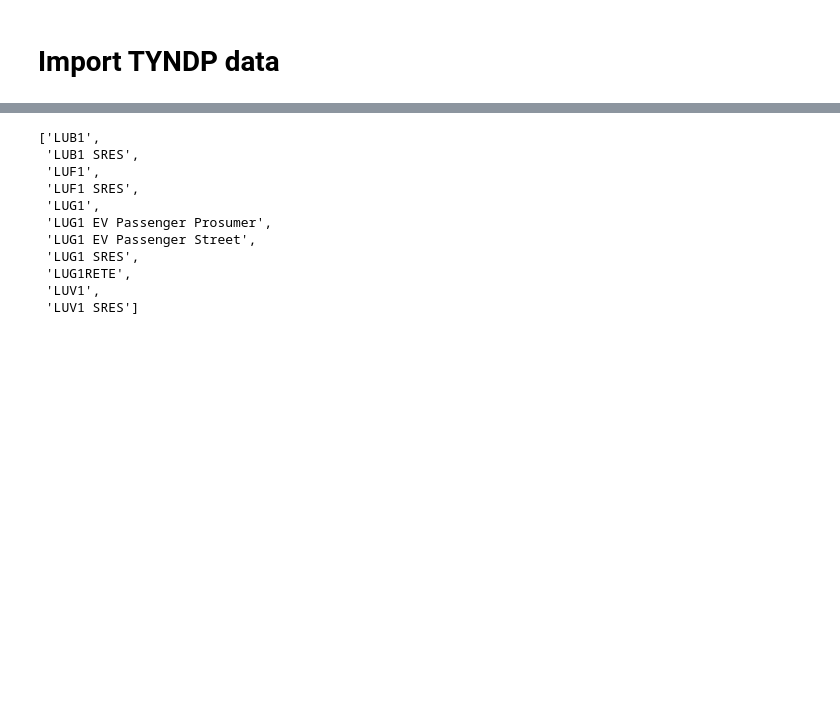
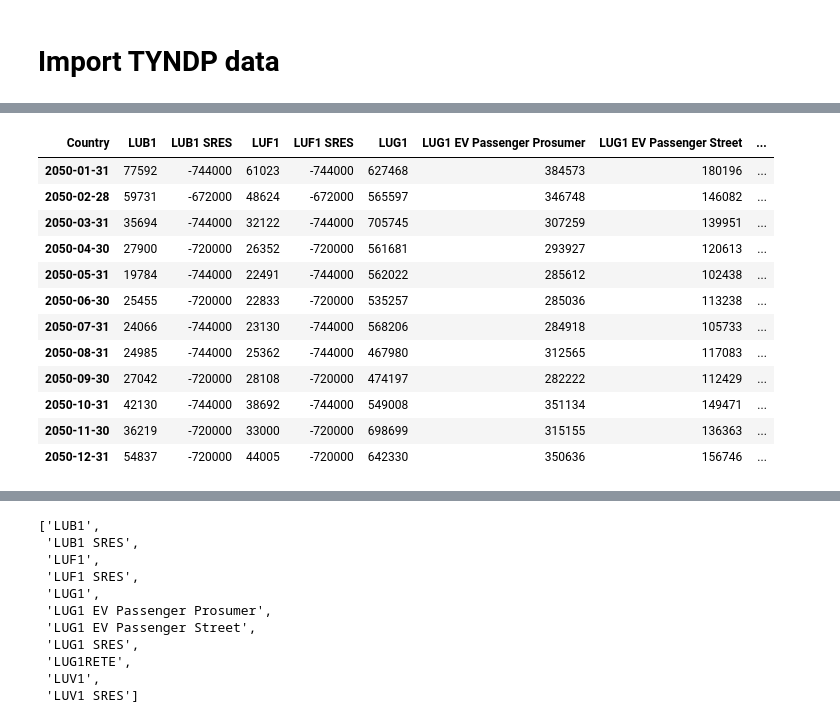
Before and after one commit to LIST-LUXEMBOURG/shrecc, a Jupyter notebook: notebooks/parsing_tyndp.ipynb, the cells around one changed output, grey strips where cells are left out. Drawn from its saved outputs; the diff is of its cells as text; code cells hidden in the pictures; blank space fills up the shorter version.

```diff
--- a/notebooks/parsing_tyndp.ipynb
+++ b/notebooks/parsing_tyndp.ipynb
@@ -51,0 +67,5 @@ prod_DE2050_CY2009.dropna(axis=1, how="all")
+# %%
+# index in the proper format
+dt = pd.to_datetime(
+    prod_DE2050_CY2009.index.get_level_values(1) + "2050", format="%d%b%H:%M%Y"
+)
@@ -51,0 +74,4 @@ prod_DE2050_CY2009.dropna(axis=1, how="all")
+# %%
+prod_DE2050_CY2009.dropna(axis=1, how="all", inplace=True)
+prod_DE2050_CY2009.index = dt
+prod_DE2050_CY2009.head()
@@ -52,3 +198,24 @@ prod_DE2050_CY2009.dropna(axis=1, how="all")
+# %%
+country = "LU"
+
+prod_DE2050_CY2009_agg = prod_DE2050_CY2009.groupby(level="Country", axis=1).sum()
+
+country_columns = prod_DE2050_CY2009_agg.columns.str.startswith(country)
+prod_DE2050_CY2009_agg.loc[:, country_columns].resample("ME").sum()
+# %% [output]
+| Country | LUB1 | LUB1 SRES | LUF1 | LUF1 SRES | LUG1 | LUG1 EV Passenger Prosumer | LUG1 EV Passenger Street | ... |
+| 2050-01-31 | 77592 | -744000 | 61023 | -744000 | 627468 | 384573 | 180196 | ... |
+| 2050-02-28 | 59731 | -672000 | 48624 | -672000 | 565597 | 346748 | 146082 | ... |
+| 2050-03-31 | 35694 | -744000 | 32122 | -744000 | 705745 | 307259 | 139951 | ... |
+| 2050-04-30 | 27900 | -720000 | 26352 | -720000 | 561681 | 293927 | 120613 | ... |
+| 2050-05-31 | 19784 | -744000 | 22491 | -744000 | 562022 | 285612 | 102438 | ... |
+| 2050-06-30 | 25455 | -720000 | 22833 | -720000 | 535257 | 285036 | 113238 | ... |
+| 2050-07-31 | 24066 | -744000 | 23130 | -744000 | 568206 | 284918 | 105733 | ... |
+| 2050-08-31 | 24985 | -744000 | 25362 | -744000 | 467980 | 312565 | 117083 | ... |
+| 2050-09-30 | 27042 | -720000 | 28108 | -720000 | 474197 | 282222 | 112429 | ... |
+| 2050-10-31 | 42130 | -744000 | 38692 | -744000 | 549008 | 351134 | 149471 | ... |
+| 2050-11-30 | 36219 | -720000 | 33000 | -720000 | 698699 | 315155 | 136363 | ... |
+| 2050-12-31 | 54837 | -720000 | 44005 | -720000 | 642330 | 350636 | 156746 | ... |
 # %%
 sources = prod_DE2050_CY2009.columns.levels[0]
 # %%
```
Also changed, not shown: parts of 33 cells of this notebook.
